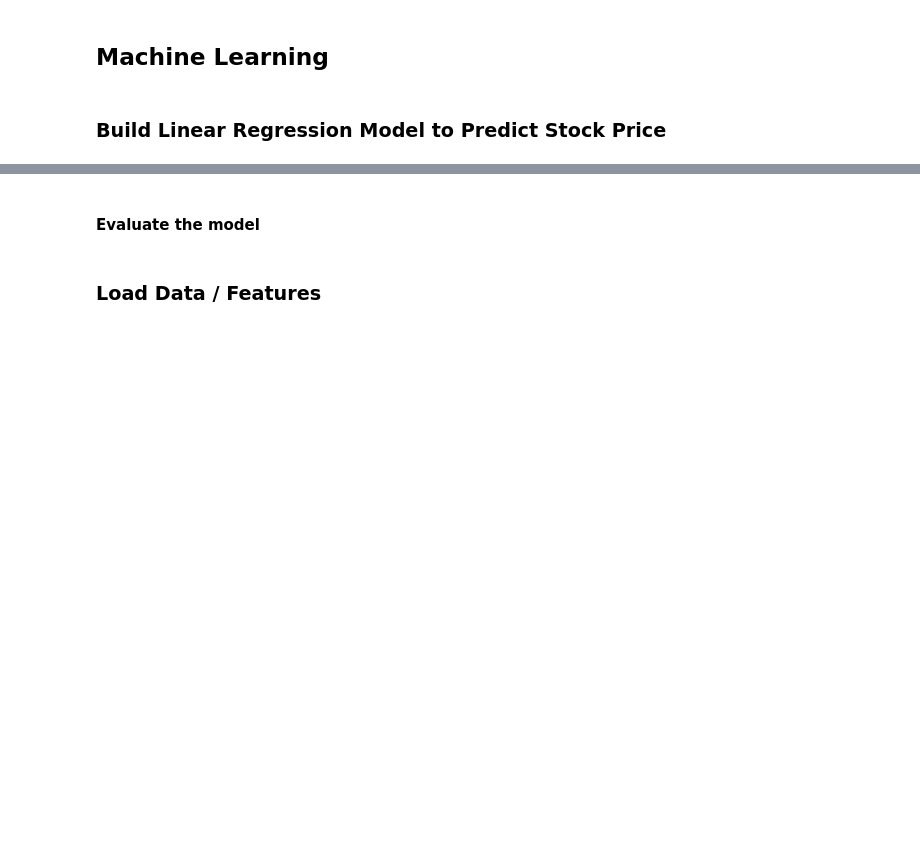
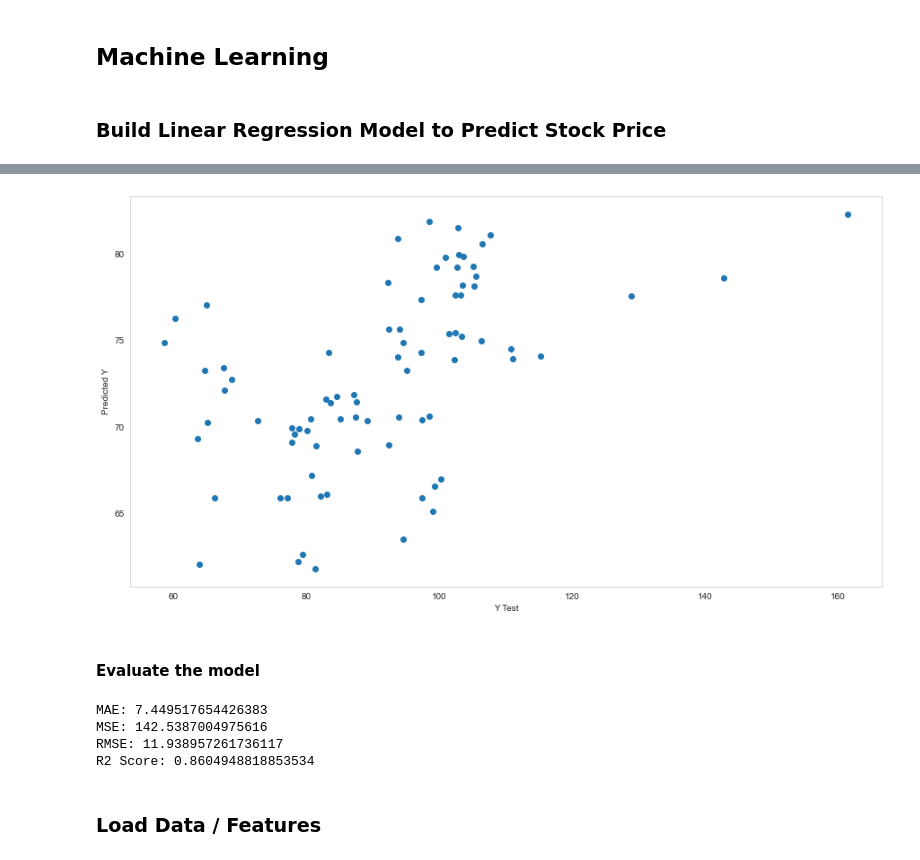
Before and after one commit to StockJanitor/Project43_DataTextMining, a Jupyter notebook: textMiningEV.ipynb, the cells around one changed output, grey strips where cells are left out. Drawn from its saved outputs; the diff is of its cells as text; code cells hidden in the pictures; blank space fills up the shorter version.

```diff
--- a/textMiningEV.ipynb
+++ b/textMiningEV.ipynb
@@ -960,10 +1429,11 @@ y = df_merge['AdjustedClose']
 # %%
 # split the dataset into training and testing data to verify the model
 # test_size indicates the % of data placed in the test split
-#ramdom_state indicates the shuffling of the data before splitting
-X_train, X_test, y_train, y_test = train_test_split(X, y, test_size=0.3, random_state=101)
+
+# since this is times series, we should not shuffle it, and not set random state
+X_train_reg, X_test_reg, y_train_reg, y_test_reg = train_test_split(X, y, test_size=0.3, shuffle = False)
 # %%
 # Initialize and fit model
 lm = LinearRegression()
 # train the linear regression model using the training data
-lm.fit(X_train, y_train)
+lm.fit(X_train_reg, y_train_reg)
@@ -970,4 +1442,4 @@ lm.fit(X_train, y_train)
 # %%
 # use lm.predict() to predict off the X_test set of the data
-y_pred = lm.predict(X_test)
-y_pred
+y_pred_reg = lm.predict(X_test_reg)
+y_pred_reg
@@ -974,17 +1464,25 @@ y_pred
 # %%
 #create a scatterplot of the real test values versus the predicted values
 plt.figure(figsize=(15, 8))
-plt.scatter(x=y_test, y=y_pred)
+plt.scatter(x=y_test_reg, y=y_pred_reg)
 plt.xlabel('Y Test')
 plt.ylabel('Predicted Y')
 plt.grid()
+# %% [output]
+[figure, added]
 # %% [markdown]
 #### Evaluate the model
 # %%
 #calculate the Mean Absolute Error, Mean Squared Error, and the Root Mean Squared Error
-print('MAE:', metrics.mean_absolute_error(y_test, y_pred))
-print('MSE:', metrics.mean_squared_error(y_test, y_pred))
-print('RMSE:', np.sqrt(metrics.mean_squared_error(y_test, y_pred)))
+print('MAE:', metrics.mean_absolute_error(y_test_reg, y_pred_reg))
+print('MSE:', metrics.mean_squared_error(y_test_reg, y_pred_reg))
+print('RMSE:', np.sqrt(metrics.mean_squared_error(y_test_reg, y_pred_reg)))
+print('R2 Score:', r2_score(y_test_reg, y_pred_reg))
+# %% [output]
+MAE: 7.449517654426383
+MSE: 142.5387004975616
+RMSE: 11.938957261736117
+R2 Score: 0.8604948818853534
 # %% [markdown]
 ### Load Data / Features
 # %%
```
Also changed, not shown: parts of 93 cells of this notebook, 8 other files.
